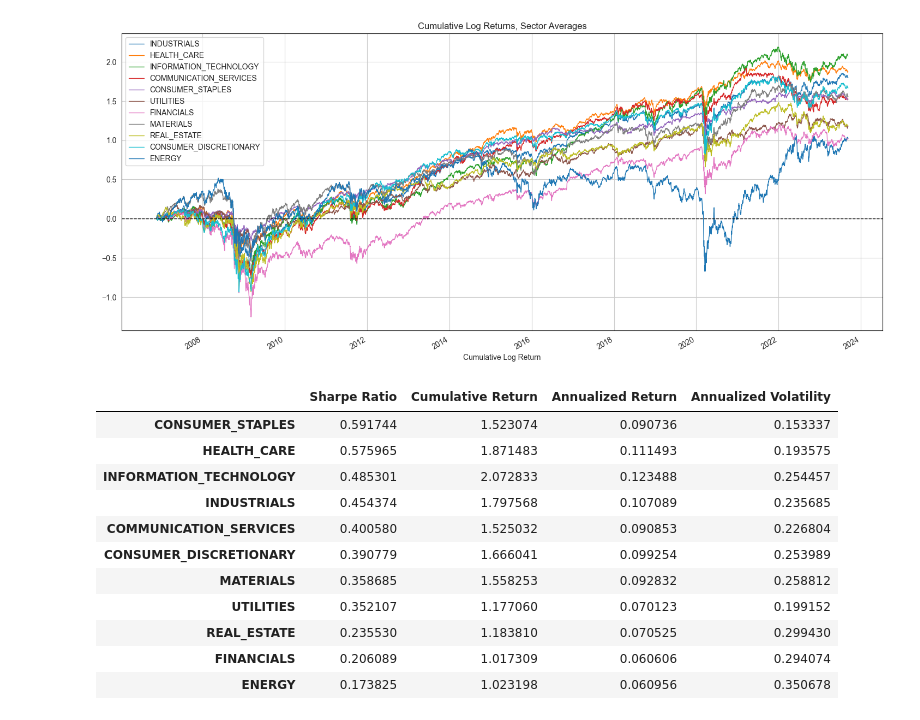
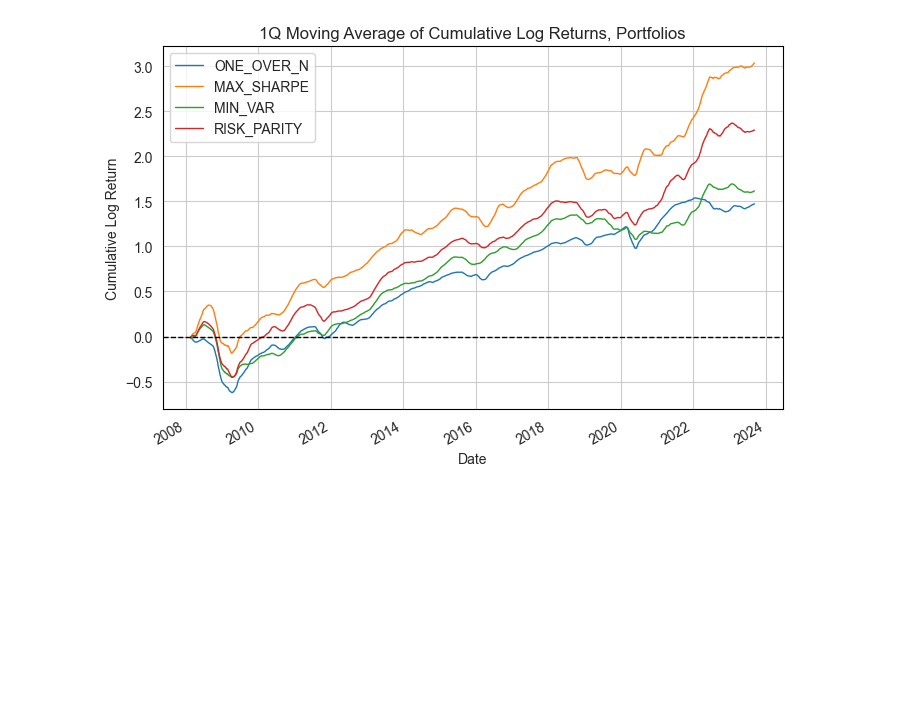
Before and after one commit to aungsias/Forays, a Jupyter notebook: Self/Untitled4/index.ipynb, the cells around one changed output. Cells and saved outputs as stored; diff of their text form; code cells hidden in the pictures; blank space fills up the shorter version.

```diff
--- a/Self/Untitled4/index.ipynb
+++ b/Self/Untitled4/index.ipynb
@@ -82,0 +355,38 @@ sectors
+# %%
+# Prune the allocation DataFrames (ms_allocations, mv_allocations, rp_allocations)
+# by removing weights below a minimum weight threshold of 0.01 and re-normalizing the remaining weights.
+ms_allocations, mv_allocations, rp_allocations = prune_allocations(
+    ms_allocations, mv_allocations, rp_allocations, min_weight_th=0.01
+)
+# %%
+# Select constituent returns based on columns in ms_allocations
+constituent_returns = snp_log_returns[ms_allocations.columns]
+
+# Backtest portfolios for MS, MV, and RP strategies using the specified allocations
+ms_port_rets, mv_port_rets, rp_port_rets = backtest_portfolios(
+    ms_allocations,
+    mv_allocations,
+    rp_allocations,
+    constituent_returns=constituent_returns
+)
+
+# Calculate the equal-weighted portfolio returns by taking the mean of constituent returns
+ew_port_rets = constituent_returns.sum(axis=1) / len(constituent_returns.columns)
+
+# Reindex the equal-weighted portfolio returns to match the other portfolio returns' index
+ew_port_rets = ew_port_rets.reindex(ms_port_rets.index)
+
+# Set the return at the earliest date to 0 for consistency
+ew_port_rets.loc[ew_port_rets.index.min()] = 0
+# %%
+# Concatenate the portfolio returns (ew_port_rets, ms_port_rets, mv_port_rets, rp_port_rets) horizontally
+port_rets = pd.concat([ew_port_rets, ms_port_rets, mv_port_rets, rp_port_rets], axis=1)
+
+# Rename the columns to describe each portfolio strategy
+port_rets.columns = ["ONE_OVER_N", "MAX_SHARPE", "MIN_VAR", "RISK_PARITY"]
+
+# Create an instance of the Metrics class
+portfolio_metrics = Metrics()
+
+# Calculate portfolio metrics (e.g., mean return, volatility, Sharpe ratio) using the Metrics class
+portfolio_metrics.calculate(port_rets)
@@ -83,24 +399,9 @@ sectors
 # %%
-df[sectors].cumsum().plot(figsize=(18, 8))
+# Plot cumulative returns of each portfolio
+port_rets.cumsum().rolling(n).mean().plot(figsize=(8, (8*(2/3))))
 plt.axhline(0, linewidth=1, color="k", linestyle="--")
-plt.title("Cumulative Log Returns, Sector Averages")
-plt.xlabel("Cumulative Log Return")
+plt.title(f"{n//63}Q Moving Average of Cumulative Log Returns, Portfolios")
+plt.ylabel("Cumulative Log Return")
 plt.show()
 # %% [output]
-[figure, old version]
+[figure, new version]
-# %%
-metrics = Metrics()
-metrics.calculate(df[sectors])
-# %% [output]
-|  | Sharpe Ratio | Cumulative Return | Annualized Return | Annualized Volatility |
-| CONSUMER_STAPLES | 0.591744 | 1.523074 | 0.090736 | 0.153337 |
-| HEALTH_CARE | 0.575965 | 1.871483 | 0.111493 | 0.193575 |
-| INFORMATION_TECHNOLOGY | 0.485301 | 2.072833 | 0.123488 | 0.254457 |
-| INDUSTRIALS | 0.454374 | 1.797568 | 0.107089 | 0.235685 |
-| COMMUNICATION_SERVICES | 0.400580 | 1.525032 | 0.090853 | 0.226804 |
-| CONSUMER_DISCRETIONARY | 0.390779 | 1.666041 | 0.099254 | 0.253989 |
-| MATERIALS | 0.358685 | 1.558253 | 0.092832 | 0.258812 |
-| UTILITIES | 0.352107 | 1.177060 | 0.070123 | 0.199152 |
-| REAL_ESTATE | 0.235530 | 1.183810 | 0.070525 | 0.299430 |
-| FINANCIALS | 0.206089 | 1.017309 | 0.060606 | 0.294074 |
-| ENERGY | 0.173825 | 1.023198 | 0.060956 | 0.350678 |
```
Also changed, not shown: parts of 26 cells of this notebook, 10 other files.
